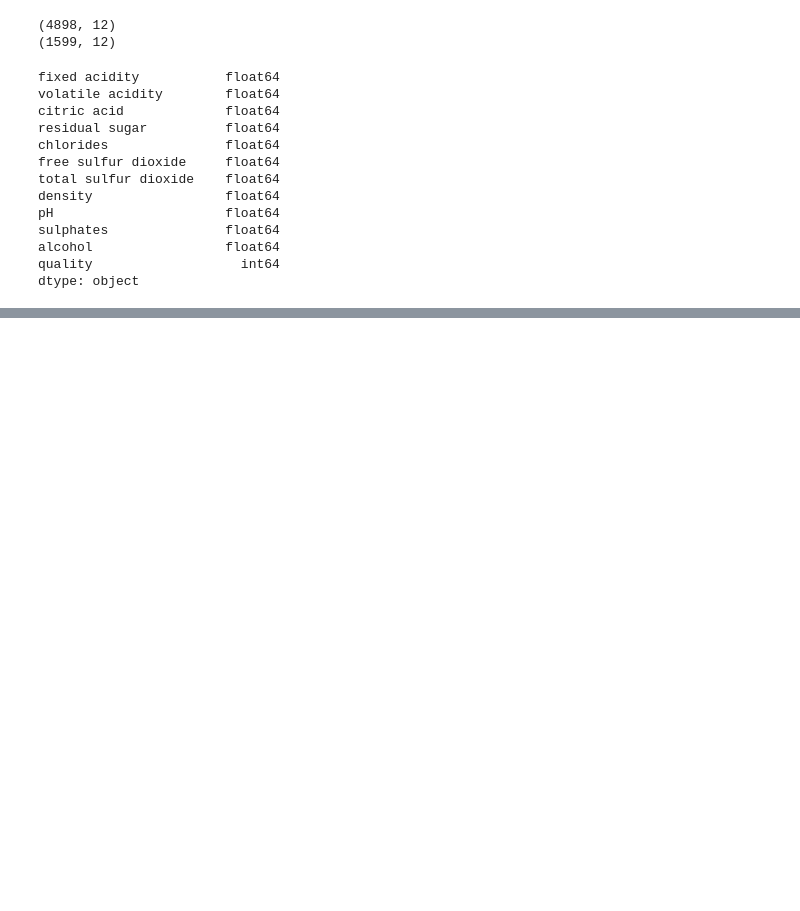
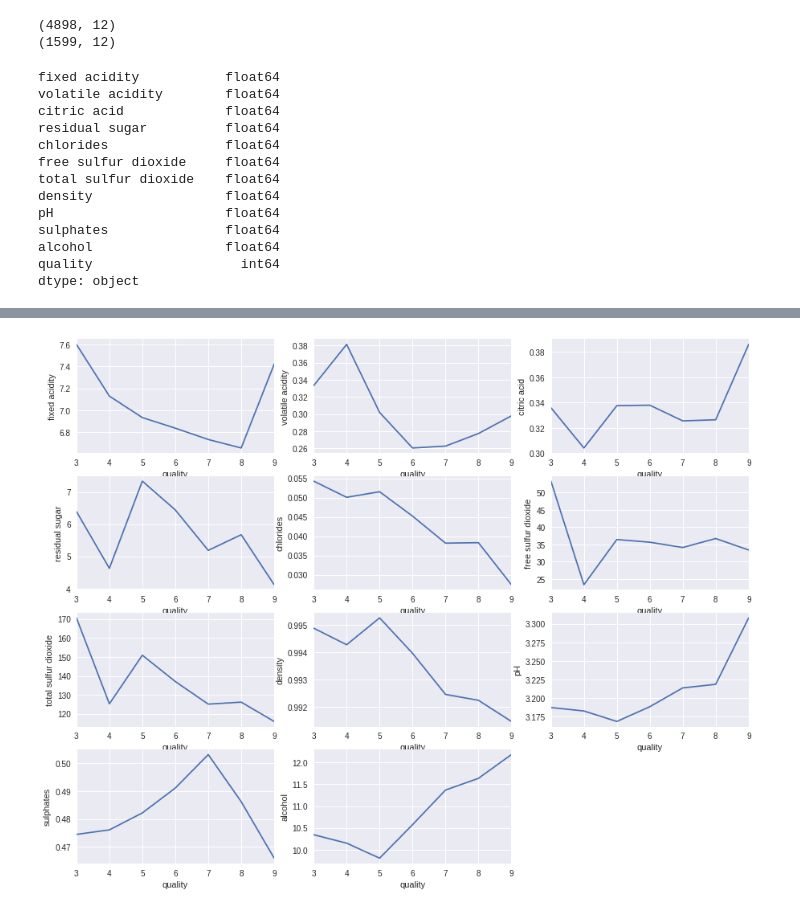
Before and after one commit to cheidt/Chris_Learning_Machine, a Jupyter notebook: Wine/Wine_Testing.ipynb, the cells around one changed output, grey strips where cells are left out. Saved outputs shown, nothing was run; the diff lists cells and outputs as text; code cells hidden in the pictures; blank space fills up the shorter version.

```diff
--- a/Wine/Wine_Testing.ipynb
+++ b/Wine/Wine_Testing.ipynb
@@ -184,0 +143,11 @@ plt.show()
+# %%
+plt.figure(1, figsize=(15, 12))
+index = 0
+for name in white_db.columns[:-1]:
+    index += 1
+    plt.subplot(4,3,index)
+    plt.ylabel(name)
+    white_db.groupby('quality')[name].mean().plot()
+plt.show()
+# %% [output]
+[figure, added]
```
Also changed, not shown: parts of 42 cells of this notebook.
